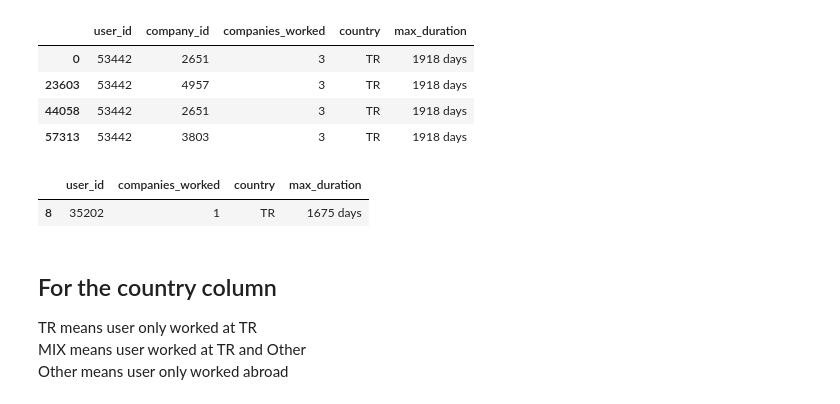
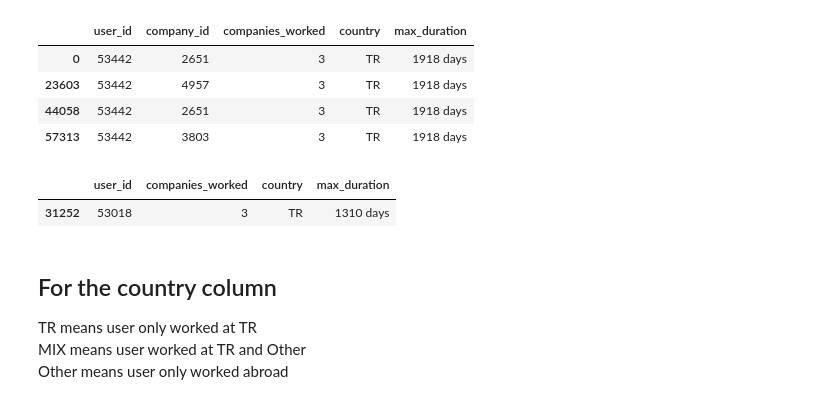
Before and after one commit to feyzijan/GarantiDatathon, a Jupyter notebook: prep_work_experiences.ipynb, the cells around one changed output. Saved outputs shown, nothing was run; the diff lists cells and outputs as text; code cells hidden in the pictures.

Commit message:
prepped data with no NaNs

```diff
--- a/prep_work_experiences.ipynb
+++ b/prep_work_experiences.ipynb
@@ -112,10 +112,10 @@ data.drop('company_id', axis=1, inplace=True)
 data.drop_duplicates(subset='user_id', keep='first', inplace=True)
 # %%
 # Show user 53442
-data[data['user_id'] == 35202]
+data[data['user_id'] == 53018]
 # %% [output]
 |  | user_id | companies_worked | country | max_duration |
-| 8 | 35202 | 1 | TR | 1675 days |
+| 31252 | 53018 | 3 | TR | 1310 days |
 # %%
 # Save data to a new csv file in PreparedData folder
 data.to_csv(os.path.join('PreparedData', 'work_experiences.csv'), index=False)
```
Also changed, not shown: 4 other files.
